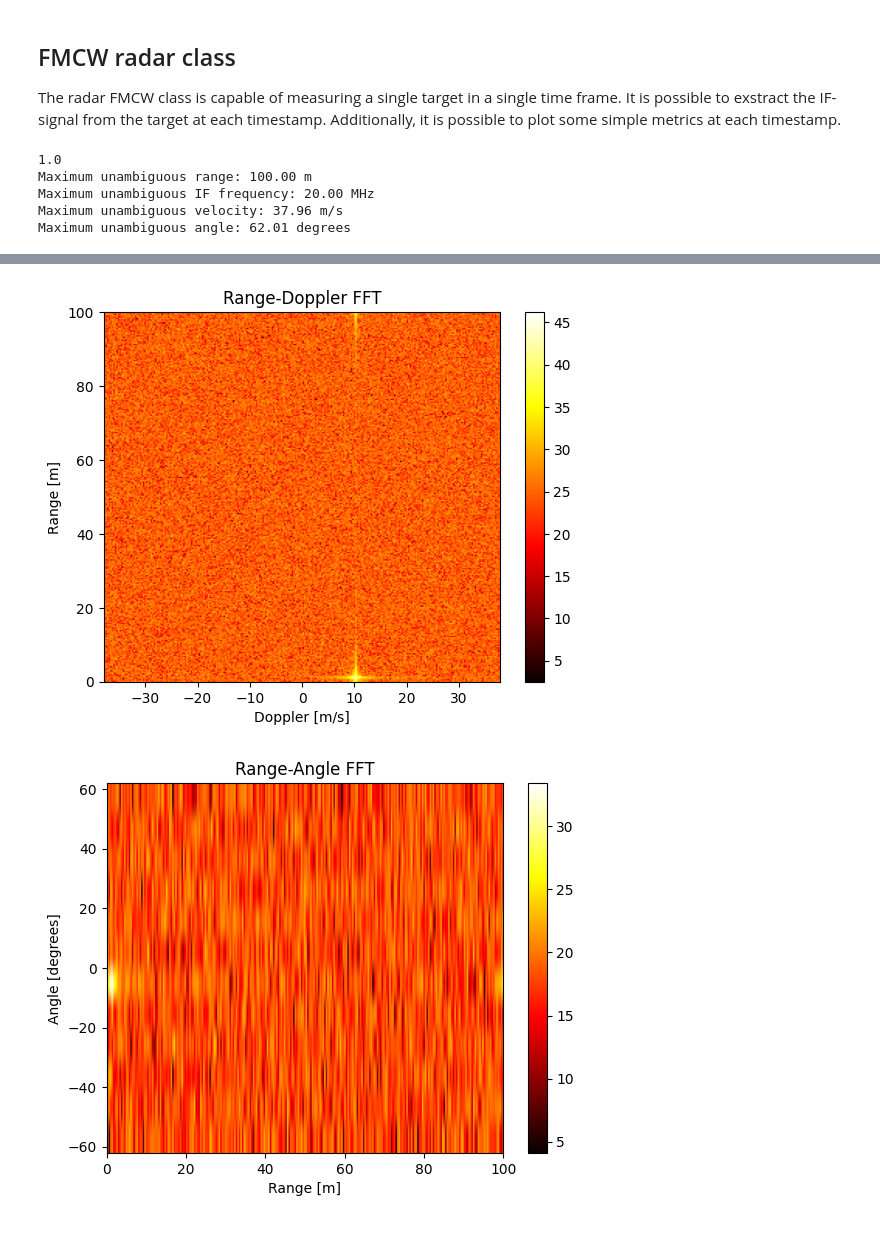
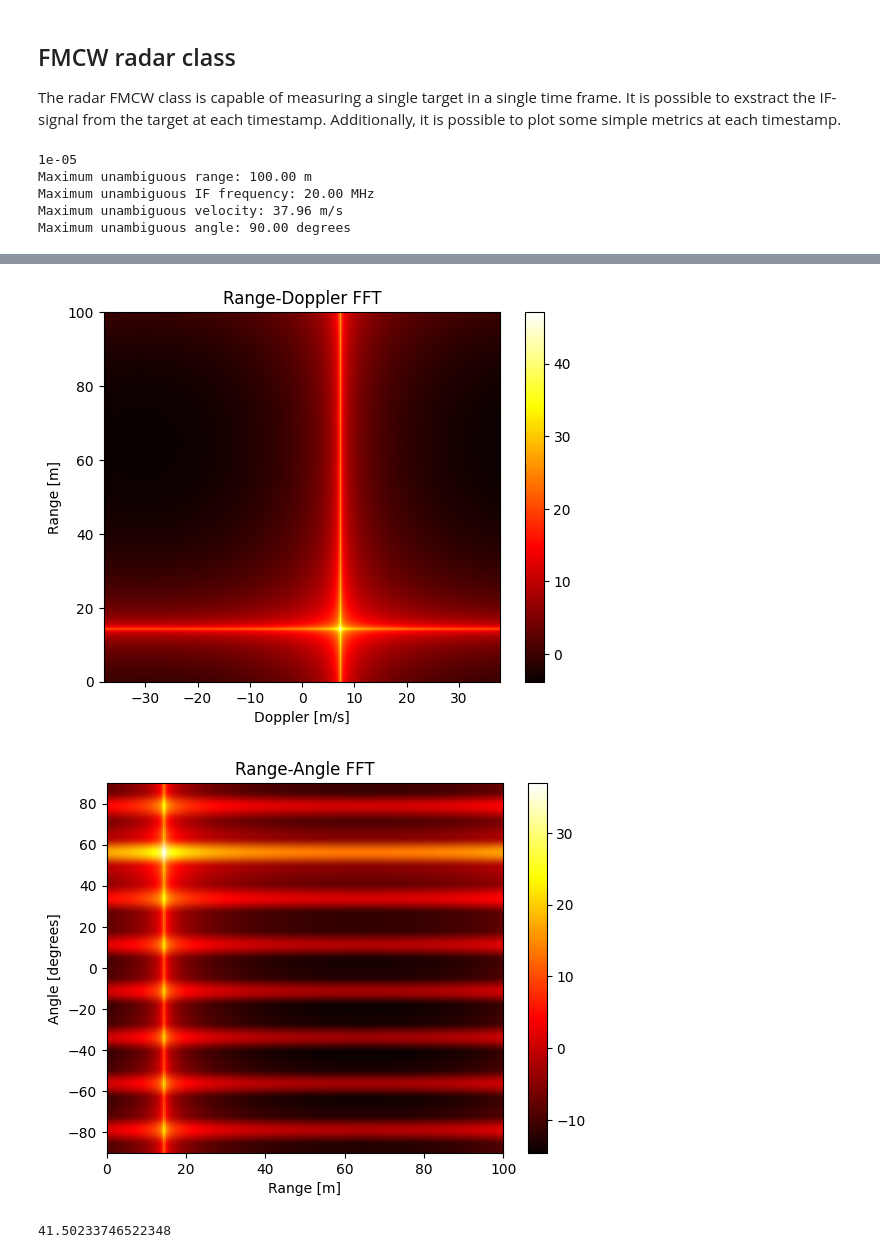
Before and after one commit to RHIMMELAND/MMARS, a Jupyter notebook: code_example.ipynb, the cells around one changed output, grey strips where cells are left out. Cells and saved outputs as stored; diff of their text form; code cells hidden in the pictures.

```diff
--- a/code_example.ipynb
+++ b/code_example.ipynb
@@ -12,7 +12,7 @@ import fmcw_radar
 The radar FMCW class is capable of measuring a single target in a single time frame. It is possible to exstract the IF-signal from the target at each timestamp. Additionally, it is possible to plot some simple metrics at each timestamp.
 # %%
 radar_pos = np.array([[0], [0]])
-r1 = fmcw_radar.fmcw_radar(radar_pos,SNR=0)
+r1 = fmcw_radar.fmcw_radar(radar_pos,SNR=100)
 r1.show_parameters()
 r1.add_tx_antenna(np.array([[0e-3], [0]]))
 r1.add_tx_antenna(np.array([[3.7e-3], [0]]))
@@ -21,14 +21,21 @@ r1.add_rx_antenna(np.array([[12.6e-3], [0]]))
 r1.add_rx_antenna(np.array([[14.4e-3], [0]]))
 r1.add_rx_antenna(np.array([[16.2e-3], [0]]))
 r1.add_rx_antenna(np.array([[18.0e-3], [0]]))
-r1.measure_target(np.array([[0], [1]]), np.array([[0], [10]]) )
+r1.add_rx_antenna(np.array([[19.8e-3], [0]]))
+r1.add_rx_antenna(np.array([[21.6e-3], [0]]))
+r1.add_rx_antenna(np.array([[23.4e-3], [0]]))
+r1.add_rx_antenna(np.array([[25.2e-3], [0]]))
+r1.add_rx_antenna(np.array([[26.0e-3], [0]]))
+r1.add_rx_antenna(np.array([[27.8e-3], [0]]))
+r1.measure_target(np.array([[10], [10]]), np.array([[0], [10]]) )
 r1.plot_IF_signal()
 r1.plot_range_fft()
 r1.plot_range_doppler_fft()
 r1.plot_range_angle_fft()
+r1.plot_angle_fft()
 # %% [output]
-1.0
+1e-05
 Maximum unambiguous range: 100.00 m
 Maximum unambiguous IF frequency: 20.00 MHz
 Maximum unambiguous velocity: 37.96 m/s
-Maximum unambiguous angle: 62.01 degrees
+Maximum unambiguous angle: 90.00 degrees
@@ -37,2 +44,3 @@ Maximum unambiguous angle: 62.01 degrees
-[figure, old version]
+[figure, new version]
-[figure, old version]
+[figure, new version]
+41.50233746522348
```
Also changed, not shown: parts of 1 cell of this notebook, 1 other file.
